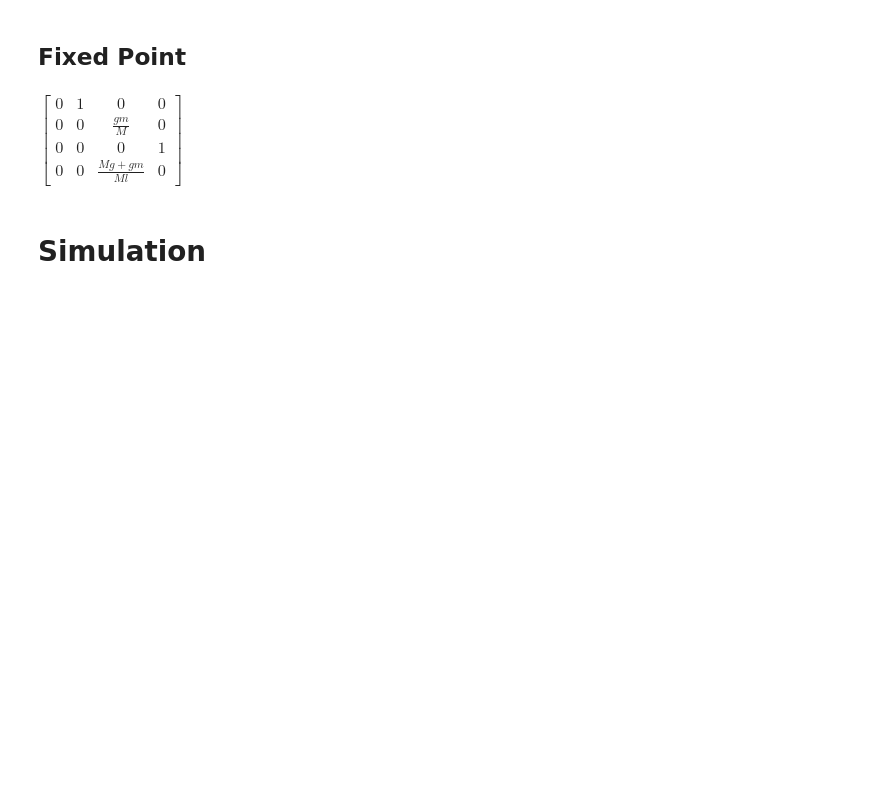
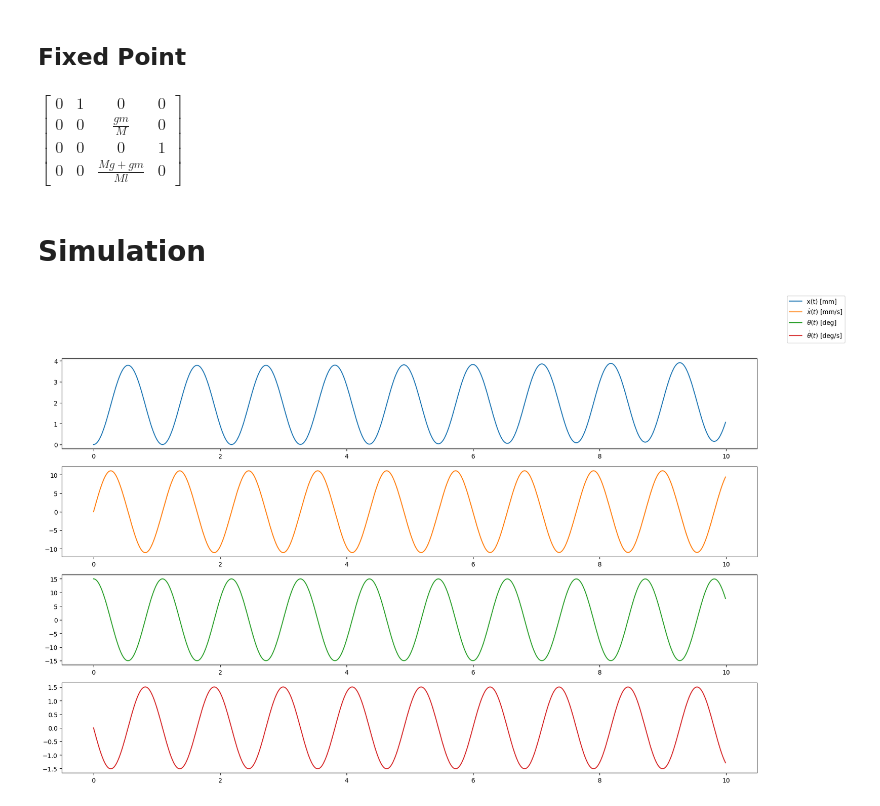
Before and after one commit to meunomemauricio/pendulums, a Jupyter notebook: analysis/frictionless_model.ipynb, the cells around one changed output. Drawn from its saved outputs; the diff is of its cells as text; code cells hidden in the pictures; blank space fills up the shorter version.

```diff
--- a/analysis/frictionless_model.ipynb
+++ b/analysis/frictionless_model.ipynb
@@ -8,7 +8,10 @@ import math
 import numpy as np
 import sympy as sp
 import scipy
-import plotly.express as px
+import matplotlib.pyplot as plt
+
+np.set_printoptions(precision=4)
+plt.rcParams["figure.figsize"] = (20, 12)
 # %% [markdown]
 ## Symbols
 # %%
@@ -207,8 +205,24 @@ system_function = non_linear_system(m=0.005, M=0.2, l=0.3, g=-9.807)
 # %%
-init = [0, 0, math.radians(5), 0]
+args = (0.005, 0.2, 300, 9807)
+init = [0, 0, math.radians(15), 0]
 t = np.arange(0, 10, 0.01)
 nl_solution = scipy.integrate.solve_ivp(
-    system_function, (0, 10), init, t_eval=t
+    non_linear_system, (0, 10), init, t_eval=t, args=args
 )
 # %%
-px.line(x=t, y=nl_solution.y[2])
+fig, ax = plt.subplots(nrows=4, ncols=1)
+ax[0].plot(nl_solution.t, nl_solution.y[0], "C0", label="x(t) [mm]")
+ax[1].plot(nl_solution.t, nl_solution.y[1], "C1", label=r"$\dot{x}(t)$ [mm/s]")
+ax[2].plot(
+    nl_solution.t,
+    np.rad2deg(nl_solution.y[2]),
+    "C2",
+    label=r"$\theta(t)$ [deg]",
+)
+ax[3].plot(
+    nl_solution.t, nl_solution.y[3], "C3", label=r"$\dot{\theta}(t)$ [deg/s]"
+)
+fig.legend()
+plt.show()
+# %% [output]
+[figure, added]
```
Also changed, not shown: parts of 2 cells of this notebook, 1 other file.
